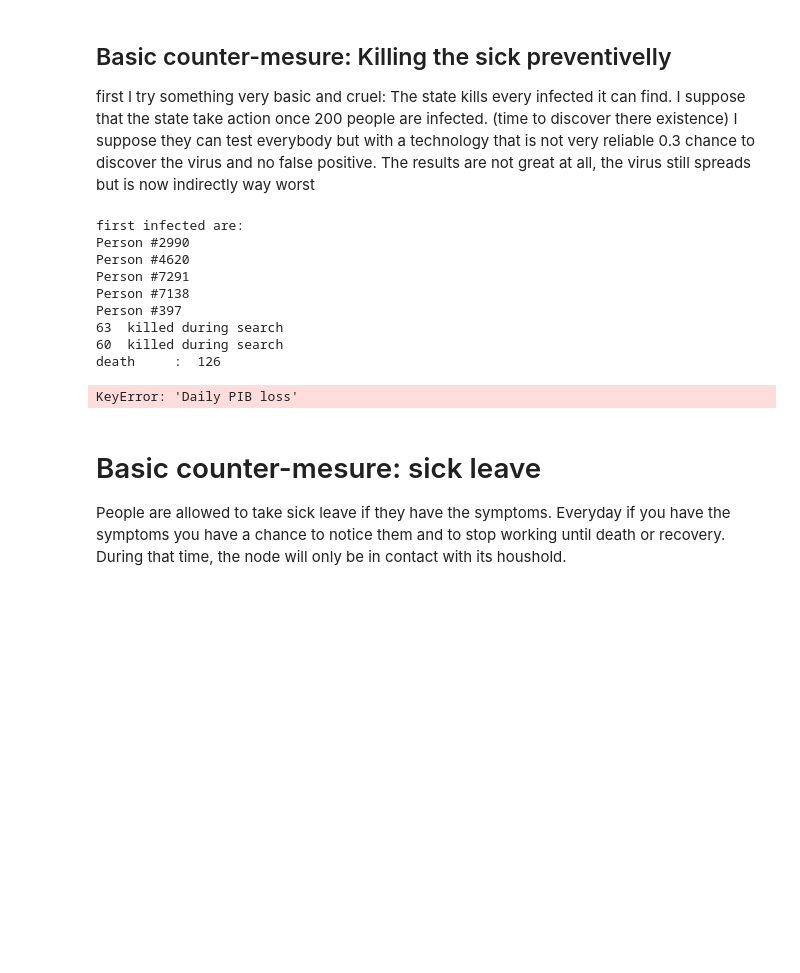
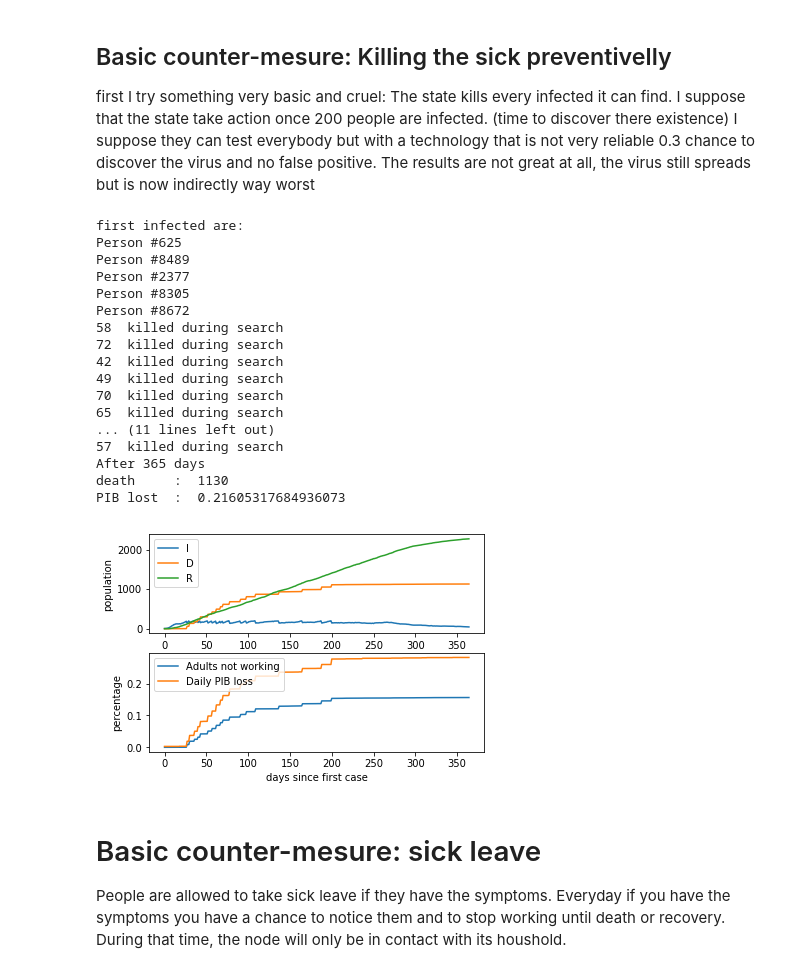
Before and after one commit to Faycal-BAKI/COVID-19-Outbreak-Project---Graph-Theory-and-Social-Network-Analysis-course, a Jupyter notebook: main.ipynb, the cells around one changed output. Saved outputs shown, nothing was run; the diff lists cells and outputs as text; code cells hidden in the pictures; blank space fills up the shorter version.

```diff
--- a/main.ipynb
+++ b/main.ipynb
@@ -532,42 +536,52 @@ class North_Korea(Basic_SIR_Model):
         super().__init__(G)
         self.execution_proba = 0.3 #chance to be caught and executed if you are sick during a search
 
     def search(self):
         nb_killed = 0
         for node in list(self.G.nodes()):
             if(node.state == "I"):
                 r = random.random()
                 if r < self.execution_proba: #we try to kill the infected quickly
                     node.state = "D"
+                    node.working = False
                     nb_killed +=1
         print(nb_killed," killed during search")
 
     def basic_scenario(self):
         self.initialize_patients_zero(number_of_first_cases=5)
         for i in range(365):
             self.one_normal_day_passes()
             nb_infected = len([nd for nd in list(self.G.nodes) if nd.state == "I" ])
             if nb_infected > 200 :
                 m.search()
             self.store_infection_state_pop()
+            self.store_economic_data()
             self.day+=1
         self.plot_hist()
 
 
 
 m = North_Korea(G)
 m.basic_scenario()
 # %% [output]
 first infected are:
-Person #2990
-Person #4620
-Person #7291
-Person #7138
-Person #397
-63  killed during search
-60  killed during search
-death     :  126
+Person #625
+Person #8489
+Person #2377
+Person #8305
+Person #8672
+58  killed during search
+72  killed during search
+42  killed during search
+49  killed during search
+70  killed during search
+65  killed during search
+... (11 lines left out)
+57  killed during search
+After 365 days
+death     :  1130
+PIB lost  :  0.21605317684936073
-KeyError: 'Daily PIB loss'
+[figure, added]
 # %% [markdown]
 # Basic counter-mesure: sick leave
 
```
Also changed, not shown: parts of 6 cells of this notebook.
